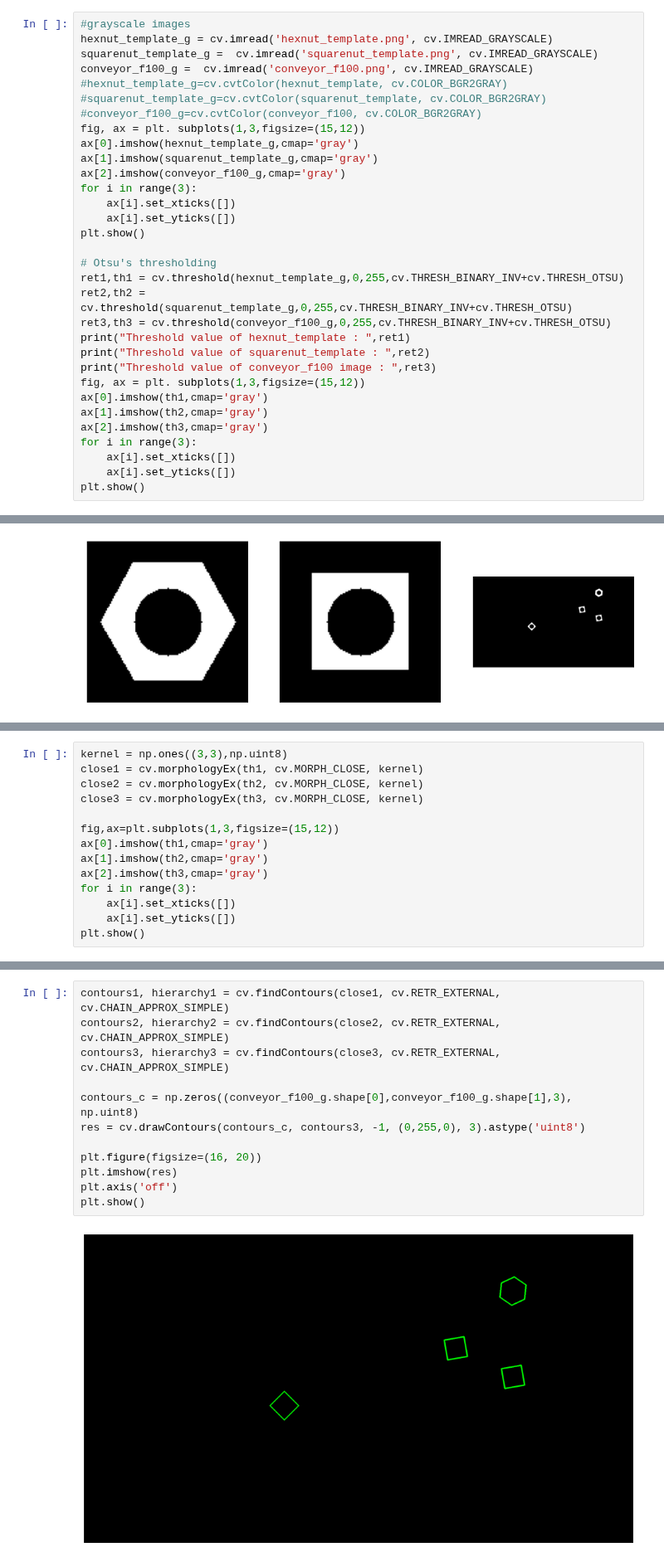
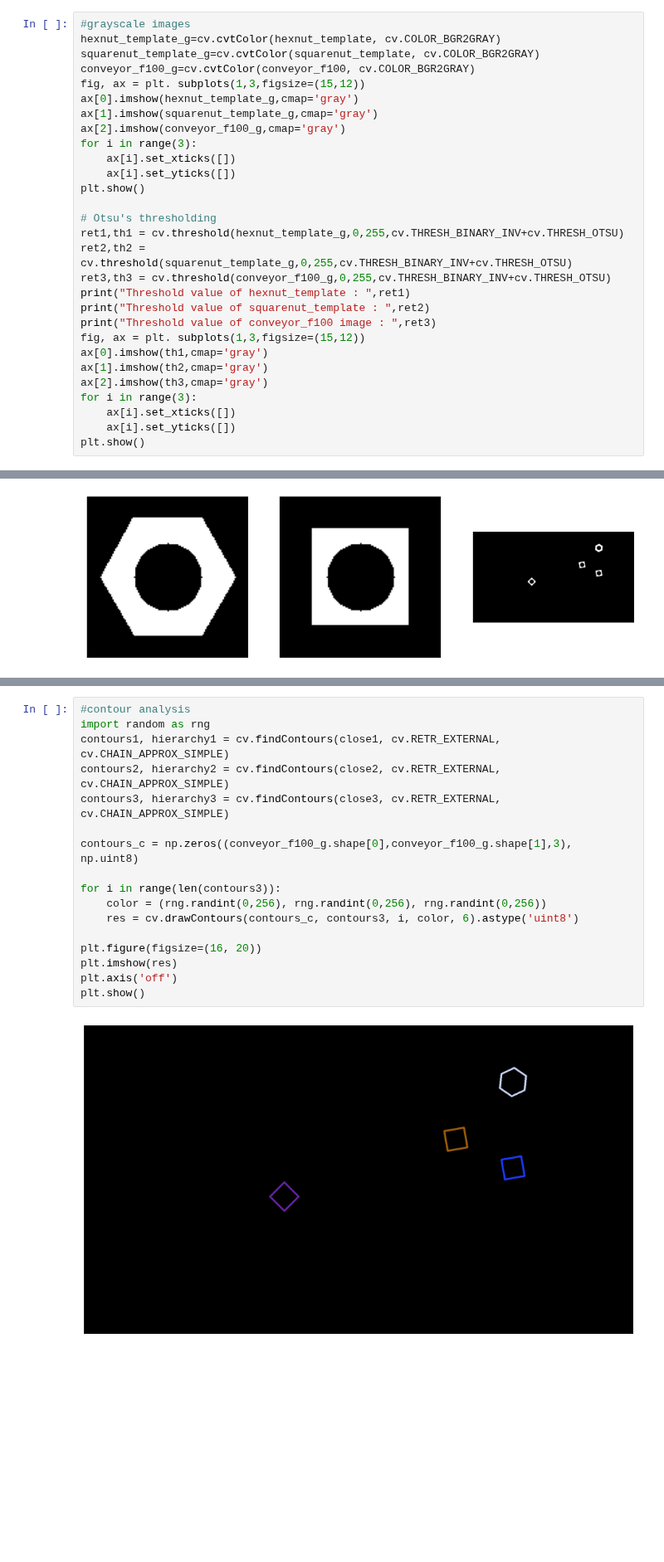
Before and after one commit to Gajaan08/FUNDAMENTALS-OF-IMAGE-PROCESSING, a Jupyter notebook: Assignment 3/A3.ipynb, the cells around one changed output, grey strips where cells are left out. Shown at 83% size. Saved outputs shown, nothing was run; the diff lists cells and outputs as text; blank space fills up the shorter version.

```diff
--- a/Assignment 3/A3.ipynb
+++ b/Assignment 3/A3.ipynb
@@ -19,12 +27,9 @@ plt.show()
 [figure]
 # %%
 #grayscale images
-hexnut_template_g = cv.imread('hexnut_template.png', cv.IMREAD_GRAYSCALE)
-squarenut_template_g =  cv.imread('squarenut_template.png', cv.IMREAD_GRAYSCALE)
-conveyor_f100_g =  cv.imread('conveyor_f100.png', cv.IMREAD_GRAYSCALE)
-#hexnut_template_g=cv.cvtColor(hexnut_template, cv.COLOR_BGR2GRAY)
-#squarenut_template_g=cv.cvtColor(squarenut_template, cv.COLOR_BGR2GRAY)
-#conveyor_f100_g=cv.cvtColor(conveyor_f100, cv.COLOR_BGR2GRAY)
+hexnut_template_g=cv.cvtColor(hexnut_template, cv.COLOR_BGR2GRAY)
+squarenut_template_g=cv.cvtColor(squarenut_template, cv.COLOR_BGR2GRAY)
+conveyor_f100_g=cv.cvtColor(conveyor_f100, cv.COLOR_BGR2GRAY)
 fig, ax = plt. subplots(1,3,figsize=(15,12))
 ax[0].imshow(hexnut_template_g,cmap='gray')
 ax[1].imshow(squarenut_template_g,cmap='gray')
@@ -83,14 +79,0 @@ plt.show()
-# %%
-kernel = np.ones((3,3),np.uint8)
-close1 = cv.morphologyEx(th1, cv.MORPH_CLOSE, kernel)
-close2 = cv.morphologyEx(th2, cv.MORPH_CLOSE, kernel)
-close3 = cv.morphologyEx(th3, cv.MORPH_CLOSE, kernel)
-
-fig,ax=plt.subplots(1,3,figsize=(15,12))
-ax[0].imshow(th1,cmap='gray')
-ax[1].imshow(th2,cmap='gray')
-ax[2].imshow(th3,cmap='gray')
-for i in range(3):
-    ax[i].set_xticks([])
-    ax[i].set_yticks([])
-plt.show()
@@ -130,19 +112,24 @@ Centroids of the hexnut_template, squarenut_template and conveyor image :  [arra
        [1499.18302559,  499.18302559],
        [ 700.        ,  600.        ]])]
 # %%
+#contour analysis
+import random as rng
 contours1, hierarchy1 = cv.findContours(close1, cv.RETR_EXTERNAL, cv.CHAIN_APPROX_SIMPLE)
 contours2, hierarchy2 = cv.findContours(close2, cv.RETR_EXTERNAL, cv.CHAIN_APPROX_SIMPLE)
 contours3, hierarchy3 = cv.findContours(close3, cv.RETR_EXTERNAL, cv.CHAIN_APPROX_SIMPLE)
 
 contours_c = np.zeros((conveyor_f100_g.shape[0],conveyor_f100_g.shape[1],3), np.uint8)
-res = cv.drawContours(contours_c, contours3, -1, (0,255,0), 3).astype('uint8')
+
+for i in range(len(contours3)):
+    color = (rng.randint(0,256), rng.randint(0,256), rng.randint(0,256))
+    res = cv.drawContours(contours_c, contours3, i, color, 6).astype('uint8')
 
 plt.figure(figsize=(16, 20))
 plt.imshow(res)
 plt.axis('off')
 plt.show()
 # %% [output]
-[figure, old version]
+[figure, new version]
 # %%
 cv.namedWindow('Conveyor', cv.WINDOW_NORMAL)
 cap = cv.VideoCapture('conveyor.mp4')
```
Also changed, not shown: parts of 14 cells of this notebook, 1 other file.
